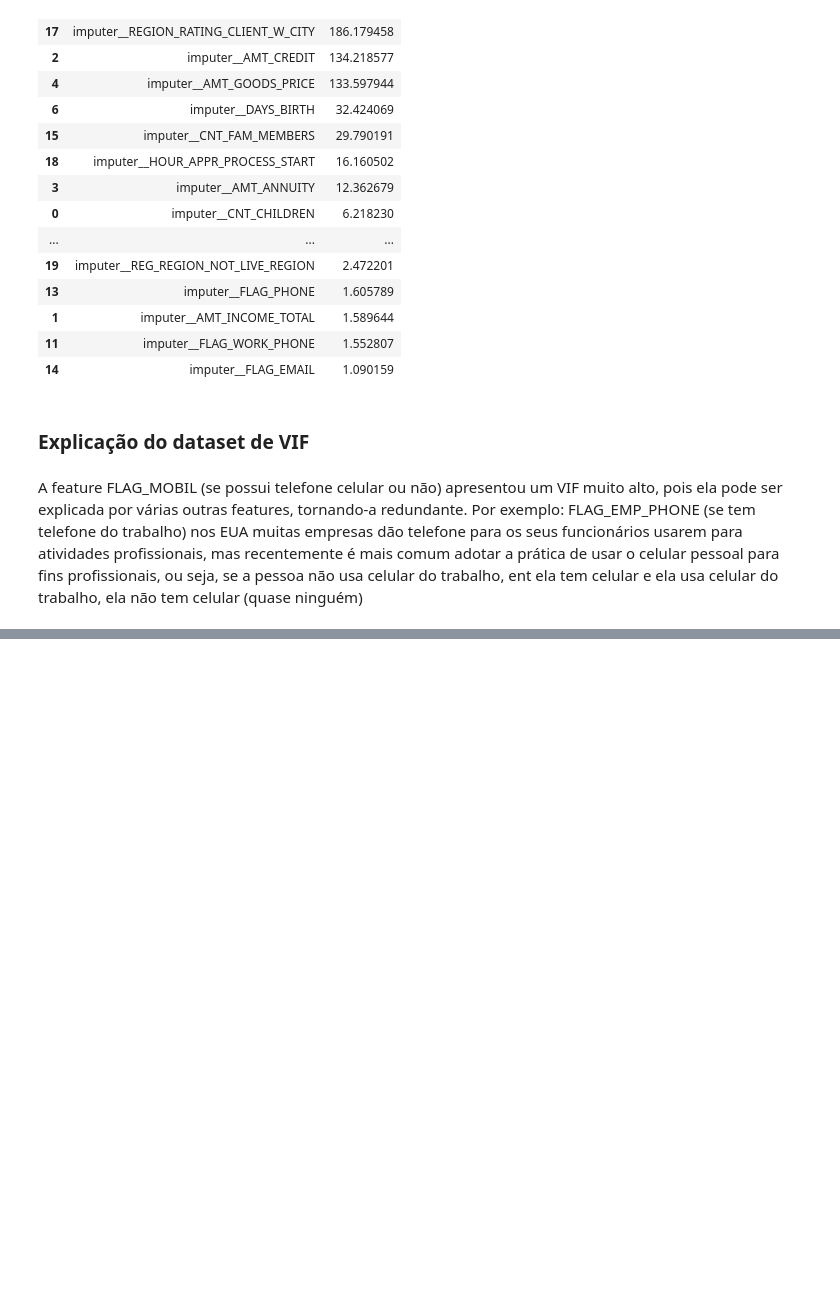
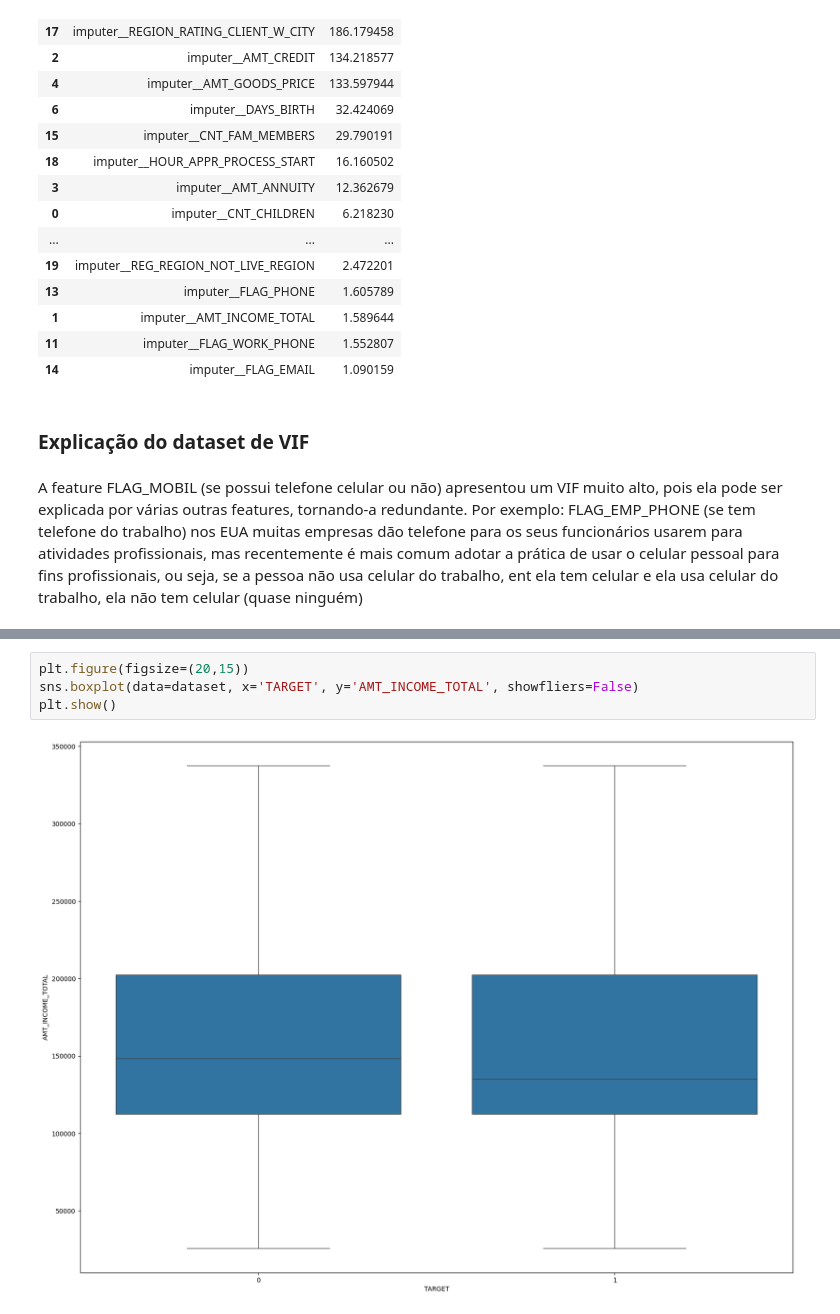
Before and after one commit to Pablo-Sant/project_credit_risk, a Jupyter notebook: notebooks/01-eda_application.ipynb, the cells around one changed output, grey strips where cells are left out. Cells and saved outputs as stored; diff of their text form; blank space fills up the shorter version.

```diff
--- a/notebooks/01-eda_application.ipynb
+++ b/notebooks/01-eda_application.ipynb
@@ -853,0 +981,6 @@ A feature FLAG_MOBIL (se possui telefone celular ou não) apresentou um VIF muit
+# %%
+plt.figure(figsize=(20,15))
+sns.boxplot(data=dataset, x='TARGET', y='AMT_INCOME_TOTAL', showfliers=False)
+plt.show()
+# %% [output]
+[figure, added]
```
Also changed, not shown: parts of 65 cells of this notebook.
